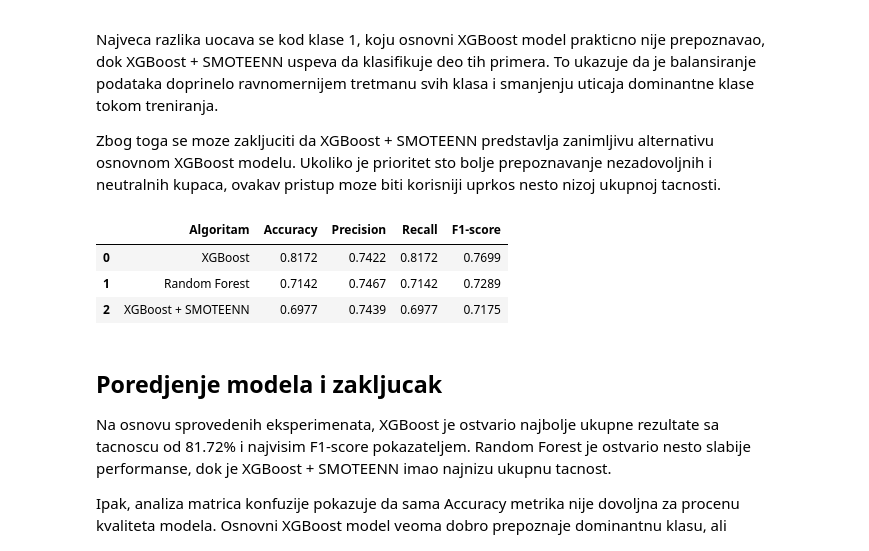
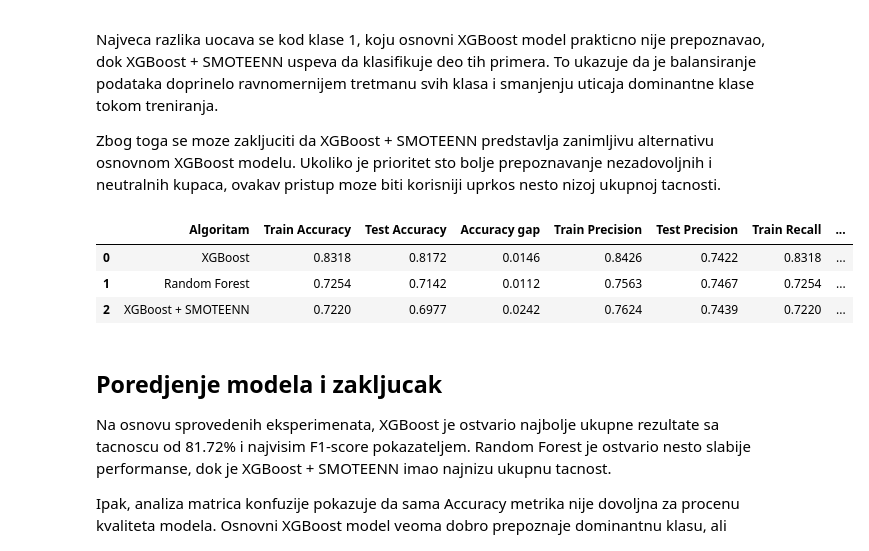
Before and after one commit to jovanabrkljac/olist-data-mining, a Jupyter notebook: notebooks/04_customer_satisfaction_classification.ipynb, the cells around one changed output. Saved outputs shown, nothing was run; the diff lists cells and outputs as text; code cells hidden in the pictures.

Commit message:
add train vs test performance comparison for overfitting analysis

```diff
--- a/notebooks/04_customer_satisfaction_classification.ipynb
+++ b/notebooks/04_customer_satisfaction_classification.ipynb
@@ -584,17 +757,23 @@ Najveca razlika uocava se kod klase 1, koju osnovni XGBoost model prakticno nije
 Zbog toga se moze zakljuciti da XGBoost + SMOTEENN predstavlja zanimljivu alternativu osnovnom XGBoost modelu. Ukoliko je prioritet sto bolje prepoznavanje nezadovoljnih i neutralnih kupaca, ovakav pristup moze biti korisniji uprkos nesto nizoj ukupnoj tacnosti.
 # %%
 comparison_results = (
-    pd.concat(all_results, ignore_index=True)
-    .sort_values("F1-score", ascending=False)
+    pd.concat(
+        all_results,
+        ignore_index=True
+    )
+    .sort_values(
+        "Test F1-score",
+        ascending=False
+    )
     .reset_index(drop=True)
 )
 
 comparison_results.round(4)
 # %% [output]
-|  | Algoritam | Accuracy | Precision | Recall | F1-score |
-| 0 | XGBoost | 0.8172 | 0.7422 | 0.8172 | 0.7699 |
-| 1 | Random Forest | 0.7142 | 0.7467 | 0.7142 | 0.7289 |
-| 2 | XGBoost + SMOTEENN | 0.6977 | 0.7439 | 0.6977 | 0.7175 |
+|  | Algoritam | Train Accuracy | Test Accuracy | Accuracy gap | Train Precision | Test Precision | Train Recall | ... |
+| 0 | XGBoost | 0.8318 | 0.8172 | 0.0146 | 0.8426 | 0.7422 | 0.8318 | ... |
+| 1 | Random Forest | 0.7254 | 0.7142 | 0.0112 | 0.7563 | 0.7467 | 0.7254 | ... |
+| 2 | XGBoost + SMOTEENN | 0.7220 | 0.6977 | 0.0242 | 0.7624 | 0.7439 | 0.7220 | ... |
 # %% [markdown]
 ## Poredjenje modela i zakljucak
 
```
Also changed, not shown: parts of 15 cells of this notebook.
